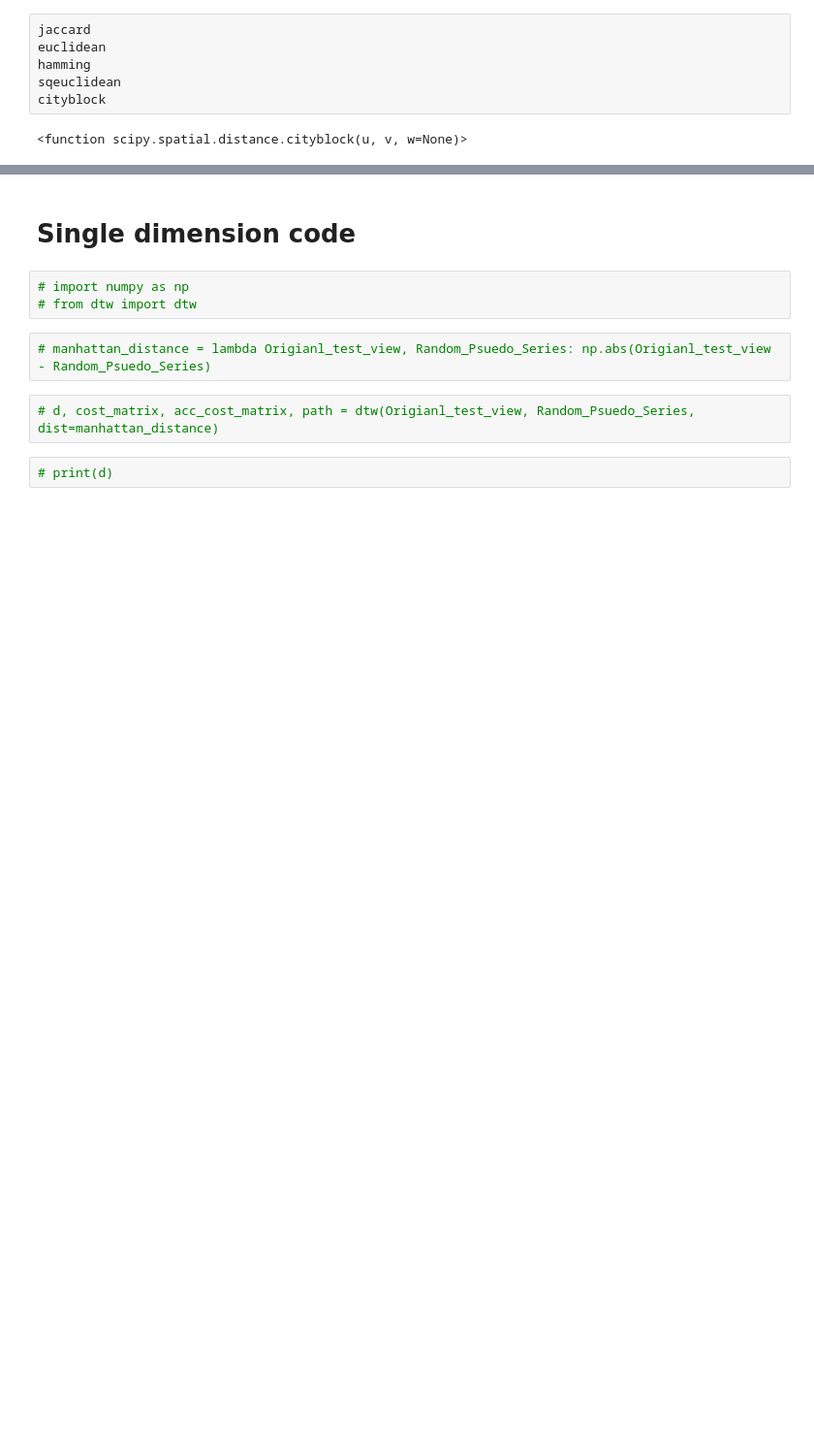
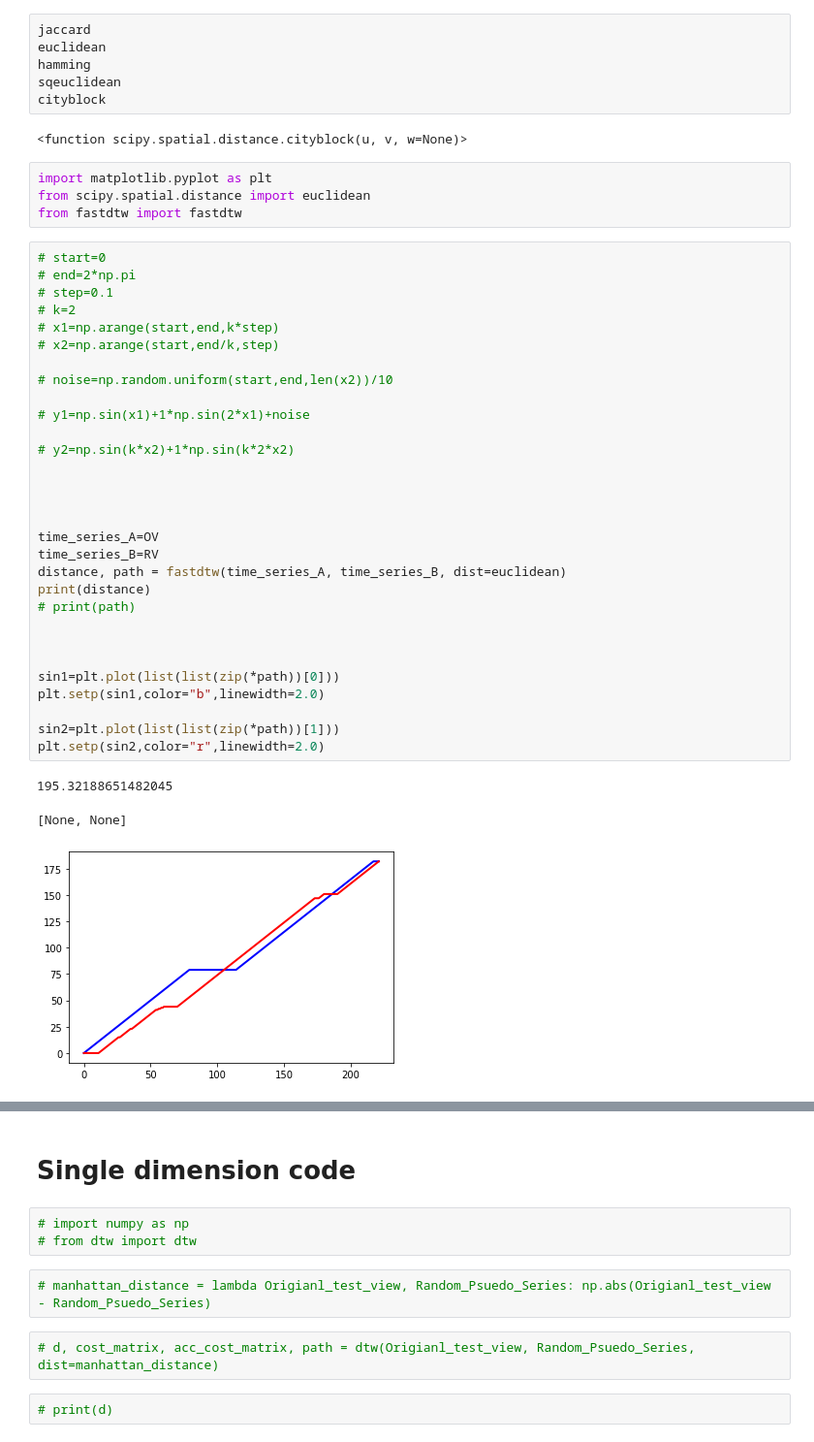
Before and after one commit to ArslanAliAwan/Character_Trajectories, a Jupyter notebook: Character_Trajectories.ipynb, the cells around one changed output, grey strips where cells are left out. Shown: that part at 97% size. Saved outputs shown, nothing was run; the diff lists cells and outputs as text; blank space fills up the shorter version.

```diff
--- a/Character_Trajectories.ipynb
+++ b/Character_Trajectories.ipynb
@@ -316,3 +317,41 @@ sqeuclidean
 cityblock
 # %% [output]
 <function scipy.spatial.distance.cityblock(u, v, w=None)>
+# %%
+import matplotlib.pyplot as plt
+from scipy.spatial.distance import euclidean
+from fastdtw import fastdtw
+# %%
+# start=0
+# end=2*np.pi
+# step=0.1
+# k=2
+# x1=np.arange(start,end,k*step)
+# x2=np.arange(start,end/k,step)
+
+# noise=np.random.uniform(start,end,len(x2))/10
+
+# y1=np.sin(x1)+1*np.sin(2*x1)+noise
+
+# y2=np.sin(k*x2)+1*np.sin(k*2*x2)
+
+
+
+
+time_series_A=OV
+time_series_B=RV
+distance, path = fastdtw(time_series_A, time_series_B, dist=euclidean)
+print(distance)
+# print(path)
+
+
+
+sin1=plt.plot(list(list(zip(*path))[0]))
+plt.setp(sin1,color="b",linewidth=2.0)
+
+sin2=plt.plot(list(list(zip(*path))[1]))
+plt.setp(sin2,color="r",linewidth=2.0)
+# %% [output]
+195.32188651482045
+[None, None]
+[figure, added]
```
Also changed, not shown: parts of 4 cells of this notebook.
